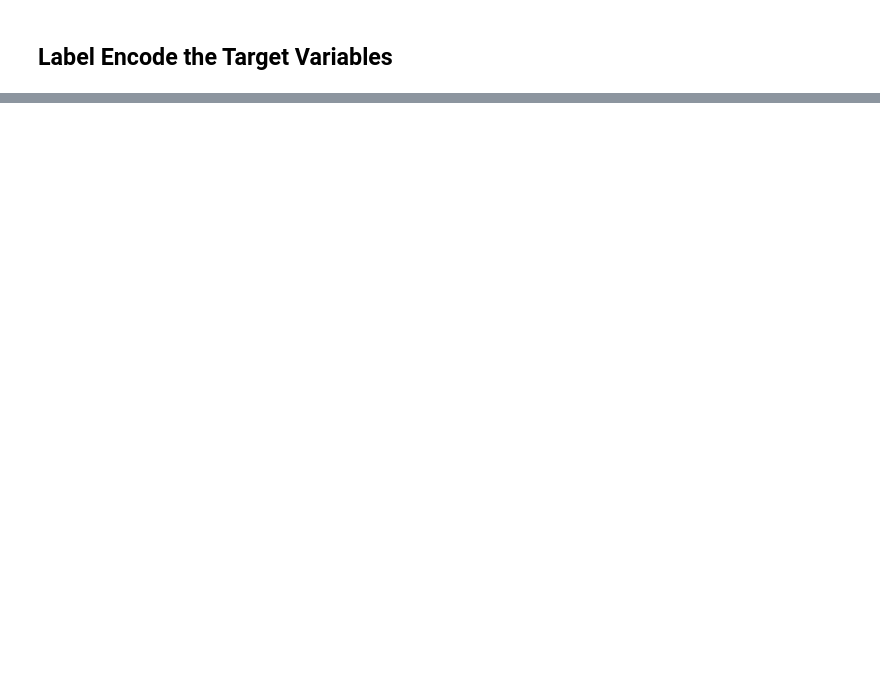
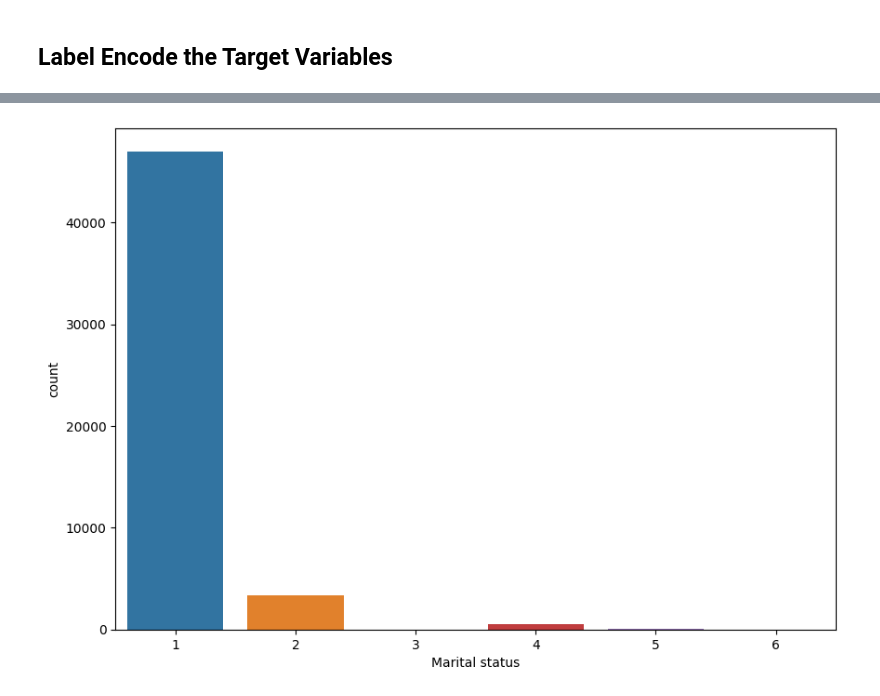
Before and after one commit to bhargav-borah/classification-with-an-academic-success-dataset, a Jupyter notebook: notebook96a5dff7e6.ipynb, the cells around one changed output, grey strips where cells are left out. Drawn from its saved outputs; the diff is of its cells as text; code cells hidden in the pictures; blank space fills up the shorter version.

```diff
--- a/notebook96a5dff7e6.ipynb
+++ b/notebook96a5dff7e6.ipynb
@@ -46,0 +344,4 @@ train['Marital status']
+# %%
+cat_countplot(test, 'Marital status')
+# %% [output]
+[figure, added]
```
Also changed, not shown: parts of 33 cells of this notebook.
